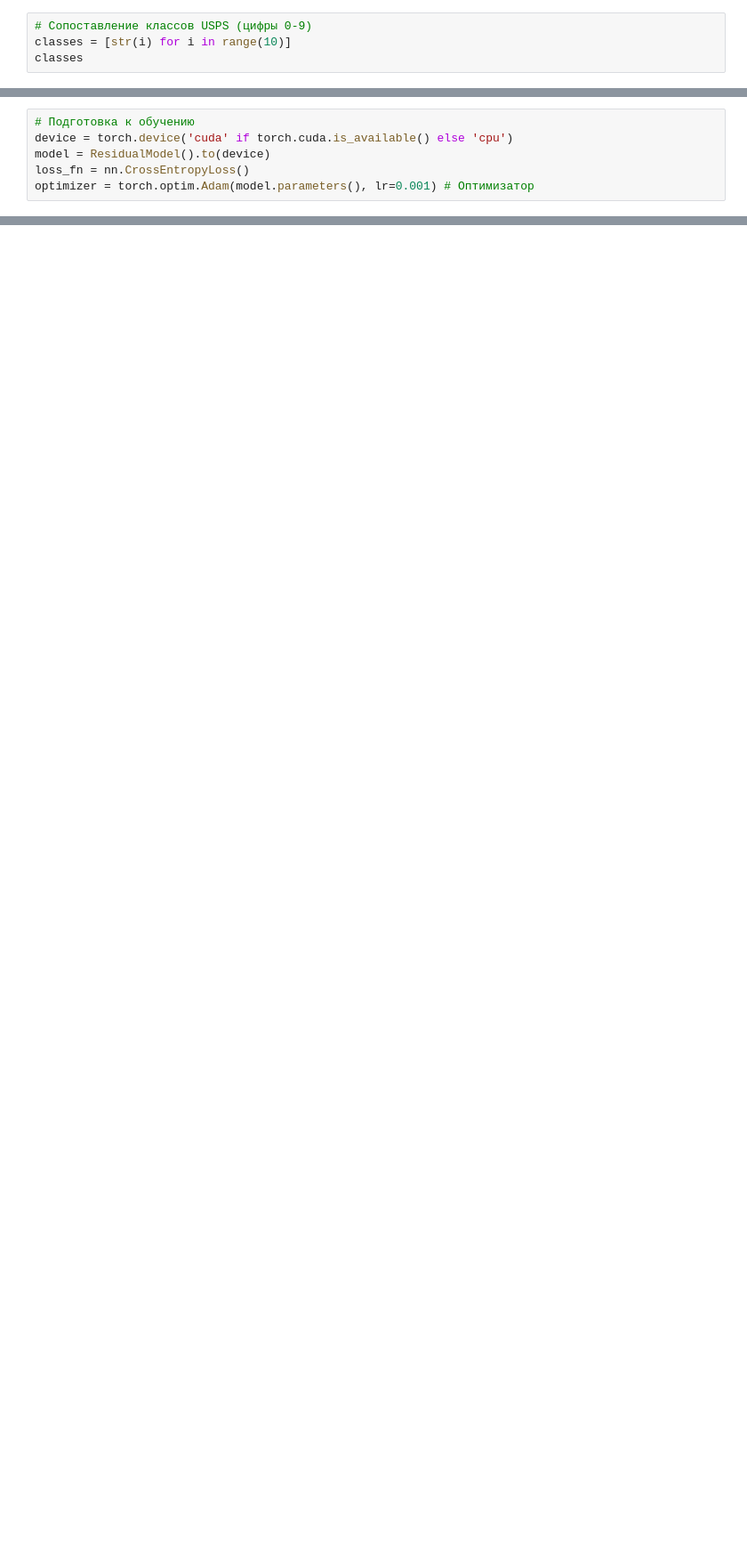
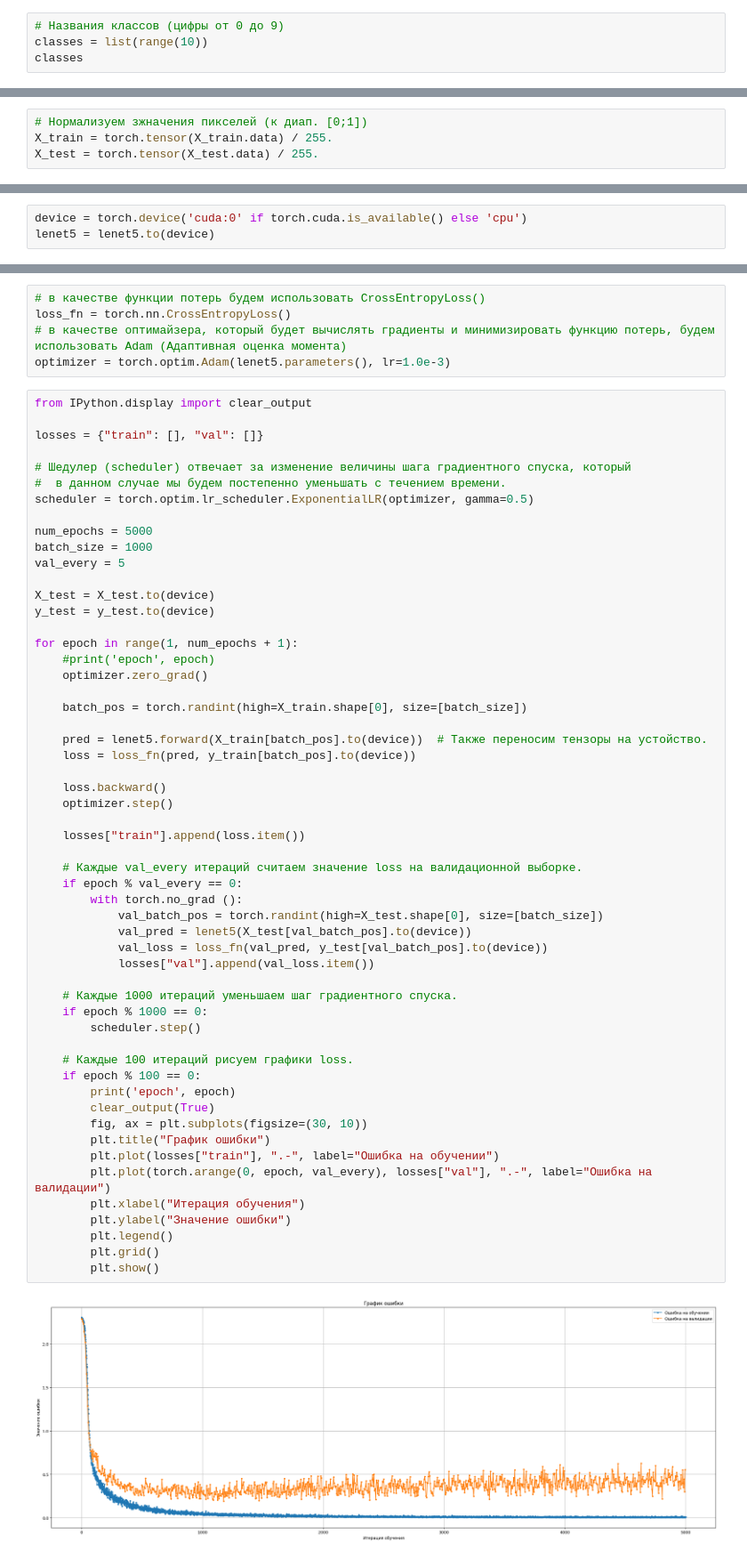
Before and after one commit to Ksevaa/computervision, a Jupyter notebook: 3_Lab.ipynb, the cells around one changed output, grey strips where cells are left out. Shown: that part at 89% size. Drawn from its saved outputs; the diff is of its cells as text; blank space fills up the shorter version.

```diff
--- a/3_Lab.ipynb
+++ b/3_Lab.ipynb
@@ -41,5 +24,5 @@ Labels: torch.Size([32])
 # %%
-# Сопоставление классов USPS (цифры 0-9)
-classes = [str(i) for i in range(10)]
+# Названия классов (цифры от 0 до 9)
+classes = list(range(10))
 classes
 # %% [output]
@@ -133,0 +64,4 @@ class ResidualModel(nn.Module):
+# %%
+# Нормализуем зжначения пикселей (к диап. [0;1])
+X_train = torch.tensor(X_train.data) / 255.
+X_test = torch.tensor(X_test.data) / 255.
@@ -134,6 +176,3 @@ class ResidualModel(nn.Module):
 # %%
-# Подготовка к обучению
-device = torch.device('cuda' if torch.cuda.is_available() else 'cpu')
-model = ResidualModel().to(device)
-loss_fn = nn.CrossEntropyLoss()
-optimizer = torch.optim.Adam(model.parameters(), lr=0.001) # Оптимизатор
+device = torch.device('cuda:0' if torch.cuda.is_available() else 'cpu')
+lenet5 = lenet5.to(device)
@@ -167,0 +179,62 @@ Epoch [10], Train Loss: 0.0006, Val Loss: 33.5393
+# %%
+# в качестве функции потерь будем использовать CrossEntropyLoss()
+loss_fn = torch.nn.CrossEntropyLoss()
+# в качестве оптимайзера, который будет вычислять градиенты и минимизировать функцию потерь, будем использовать Adam (Адаптивная оценка момента)
+optimizer = torch.optim.Adam(lenet5.parameters(), lr=1.0e-3)
+# %%
+from IPython.display import clear_output
+
+losses = {"train": [], "val": []}
+
+# Шедулер (scheduler) отвечает за изменение величины шага градиентного спуска, который
+#  в данном случае мы будем постепенно уменьшать с течением времени.
+scheduler = torch.optim.lr_scheduler.ExponentialLR(optimizer, gamma=0.5)
+
+num_epochs = 5000
+batch_size = 1000
+val_every = 5
+
+X_test = X_test.to(device)
+y_test = y_test.to(device)
+
+for epoch in range(1, num_epochs + 1):
+    #print('epoch', epoch)
+    optimizer.zero_grad()
+
+    batch_pos = torch.randint(high=X_train.shape[0], size=[batch_size])
+
+    pred = lenet5.forward(X_train[batch_pos].to(device))  # Также переносим тензоры на устойство.
+    loss = loss_fn(pred, y_train[batch_pos].to(device))
+
+    loss.backward()
+    optimizer.step()
+
+    losses["train"].append(loss.item())
+
+    # Каждые val_every итераций считаем значение loss на валидационной выборке.
+    if epoch % val_every == 0:
+        with torch.no_grad ():
+            val_batch_pos = torch.randint(high=X_test.shape[0], size=[batch_size])
+            val_pred = lenet5(X_test[val_batch_pos].to(device))
+            val_loss = loss_fn(val_pred, y_test[val_batch_pos].to(device))
+            losses["val"].append(val_loss.item())
+
+    # Каждые 1000 итераций уменьшаем шаг градиентного спуска.
+    if epoch % 1000 == 0:
+        scheduler.step()
+
+    # Каждые 100 итераций рисуем графики loss.
+    if epoch % 100 == 0:
+        print('epoch', epoch)
+        clear_output(True)
+        fig, ax = plt.subplots(figsize=(30, 10))
+        plt.title("График ошибки")
+        plt.plot(losses["train"], ".-", label="Ошибка на обучении")
+        plt.plot(torch.arange(0, epoch, val_every), losses["val"], ".-", label="Ошибка на валидации")
+        plt.xlabel("Итерация обучения")
+        plt.ylabel("Значение ошибки")
+        plt.legend()
+        plt.grid()
+        plt.show()
+# %% [output]
+[figure, added]
```
Also changed, not shown: parts of 25 cells of this notebook.
